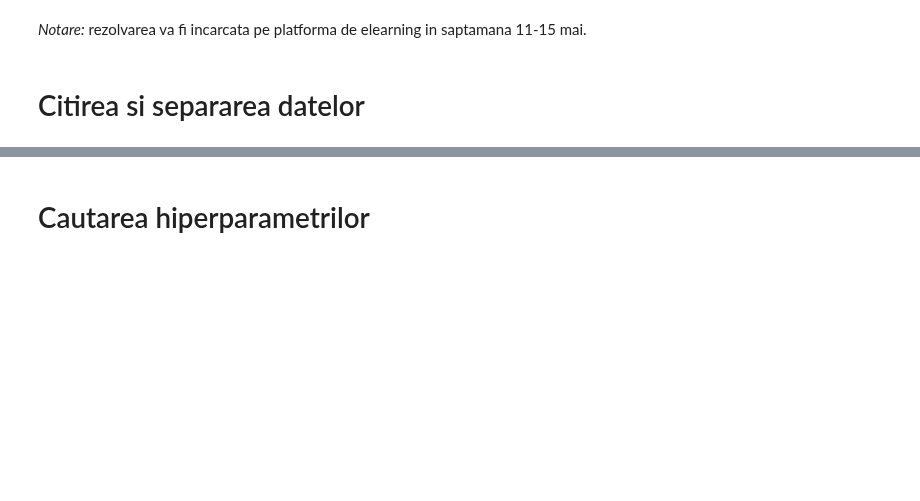
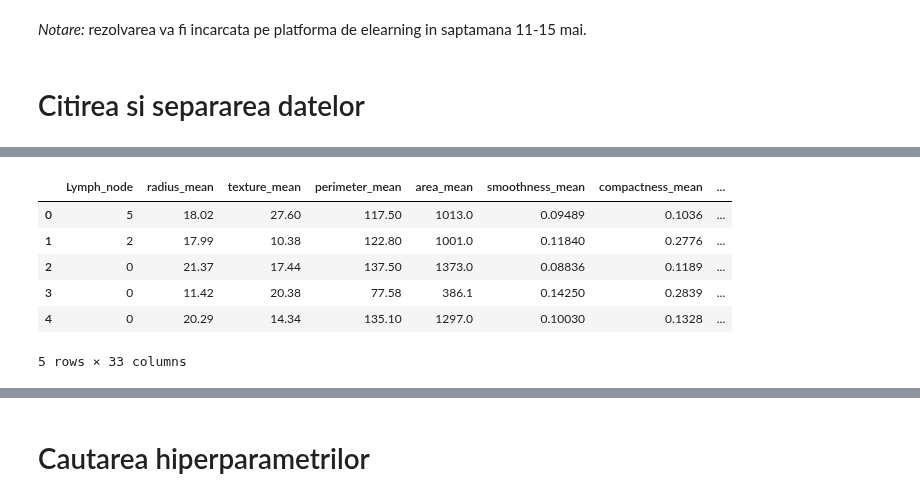
Before and after one commit to Bianca008/IDS_Lixandru_Pepene, a Jupyter notebook: Laborator9/Laborator9.ipynb, the cells around one changed output, grey strips where cells are left out. Saved outputs shown, nothing was run; the diff lists cells and outputs as text; code cells hidden in the pictures; blank space fills up the shorter version.

```diff
--- a/Laborator9/Laborator9.ipynb
+++ b/Laborator9/Laborator9.ipynb
@@ -73,3 +92,23 @@ dataframe_housing.head()
 # %%
 dataframe_housing_x = dataframe_housing.values[:, :-1]
 dataframe_housing_y = dataframe_housing.values[:, -1]
+# %%
+dataframe_breast_names = ['Lymph_node', 'radius_mean', 'texture_mean', 'perimeter_mean', 'area_mean',
+                          'smoothness_mean', 'compactness_mean', 'concavity_mean', 'concave_points_mean',
+                          'symmetry_mean', 'fractal_dimension_mean', 'radius_se', 'texture_se', 'perimeter_se',
+                          'area_se', 'smoothness_se', 'compactness_se', 'concavity_se', 'concave_points_se',
+                          'symmetry_se', 'fractal_dimension_se', 'radius_worst', 'texture_worst', 'perimeter_worst',
+                          'area_worst', 'smoothness_worst', 'compactness_worst', 'concavity_worst',
+                          'concave_points_worst', 'symmetry_worst', 'fractal_dimension_worst' ,'Tumor_size','Time']
+
+dataframe_breast = pd.read_csv('data/breast_cancer/r_wpbc.data', names = dataframe_breast_names)
+
+dataframe_breast.head()
+# %% [output]
+|  | Lymph_node | radius_mean | texture_mean | perimeter_mean | area_mean | smoothness_mean | compactness_mean | ... |
+| 0 | 5 | 18.02 | 27.60 | 117.50 | 1013.0 | 0.09489 | 0.1036 | ... |
+| 1 | 2 | 17.99 | 10.38 | 122.80 | 1001.0 | 0.11840 | 0.2776 | ... |
+| 2 | 0 | 21.37 | 17.44 | 137.50 | 1373.0 | 0.08836 | 0.1189 | ... |
+| 3 | 0 | 11.42 | 20.38 | 77.58 | 386.1 | 0.14250 | 0.2839 | ... |
+| 4 | 0 | 20.29 | 14.34 | 135.10 | 1297.0 | 0.10030 | 0.1328 | ... |
+5 rows × 33 columns
```
Also changed, not shown: parts of 33 cells of this notebook, 11 other files.
